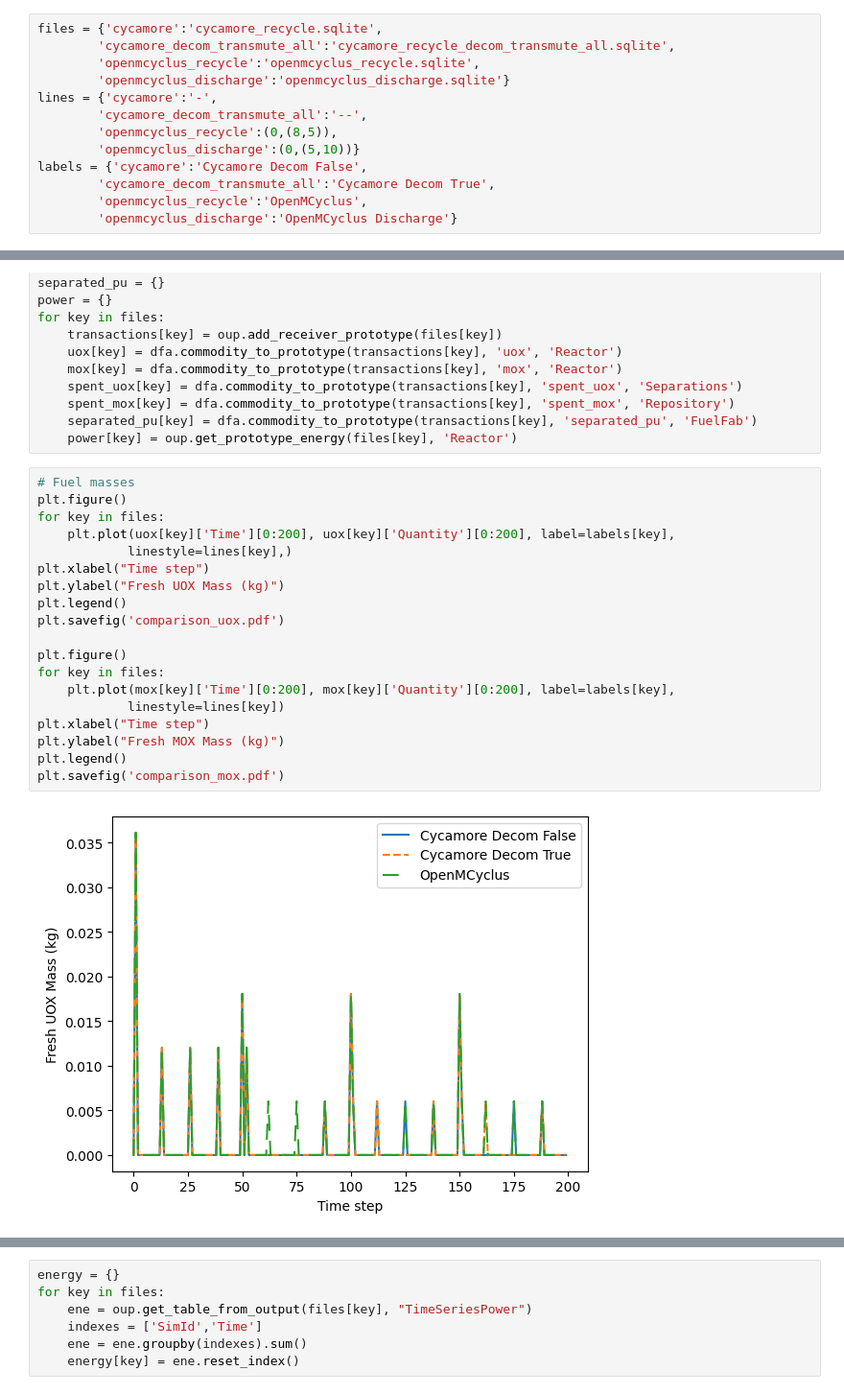
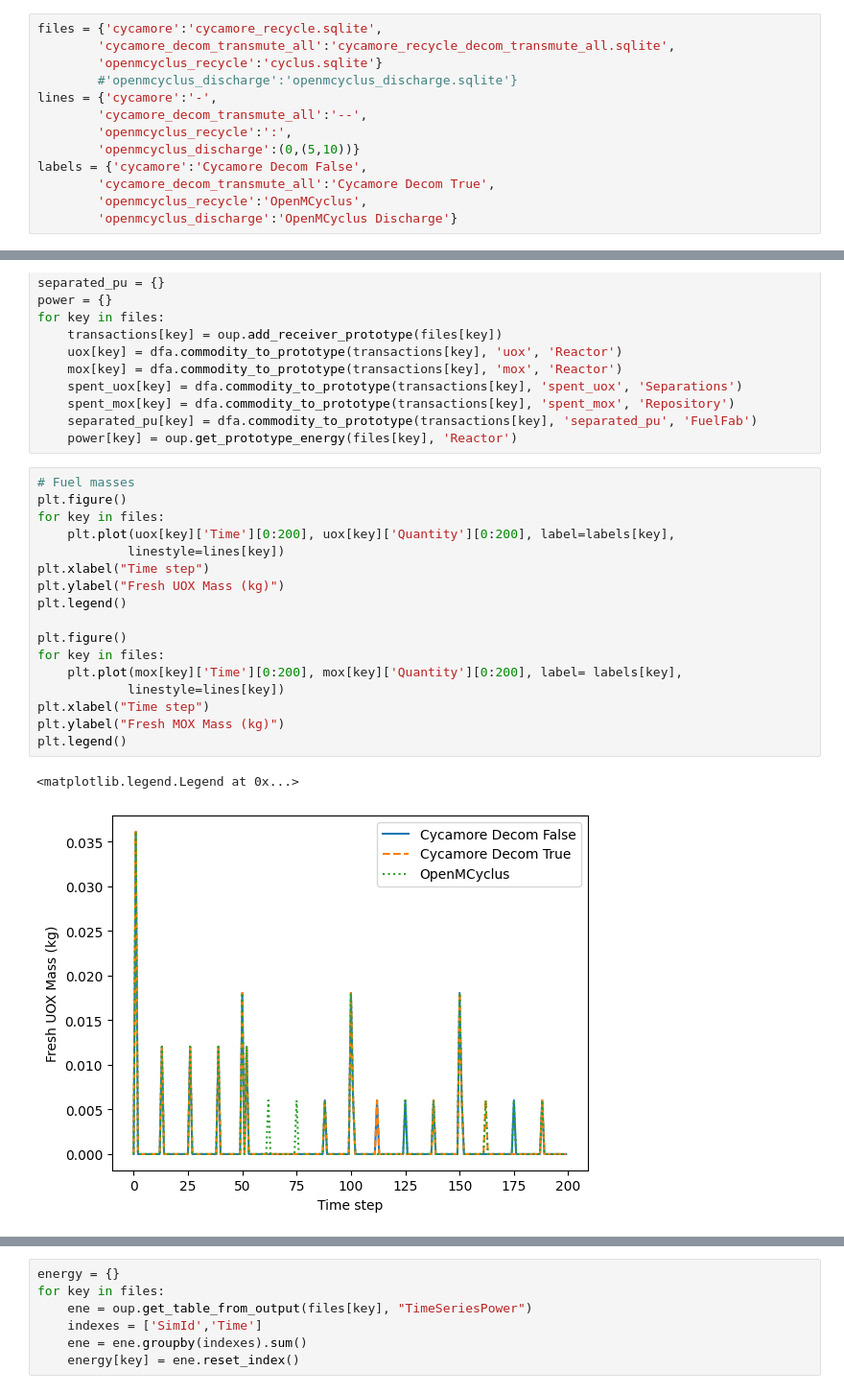
Before and after one commit to arfc/openmcyclus, a Jupyter notebook: comparison/Comparison-results.ipynb, the cells around one changed output, grey strips where cells are left out. Shown at 96% size. Drawn from its saved outputs; the diff is of its cells as text.

Commit message:
change linestyle for OpenMCyclus

```diff
--- a/comparison/Comparison-results.ipynb
+++ b/comparison/Comparison-results.ipynb
@@ -20,11 +20,11 @@ import output_metrics as oup
 # %%
 files = {'cycamore':'cycamore_recycle.sqlite',
         'cycamore_decom_transmute_all':'cycamore_recycle_decom_transmute_all.sqlite',
-        'openmcyclus_recycle':'openmcyclus_recycle.sqlite',
-        'openmcyclus_discharge':'openmcyclus_discharge.sqlite'}
+        'openmcyclus_recycle':'cyclus.sqlite'}
+        #'openmcyclus_discharge':'openmcyclus_discharge.sqlite'}
 lines = {'cycamore':'-',
         'cycamore_decom_transmute_all':'--',
-        'openmcyclus_recycle':(0,(8,5)),
+        'openmcyclus_recycle':':',
         'openmcyclus_discharge':(0,(5,10))}
 labels = {'cycamore':'Cycamore Decom False',
         'cycamore_decom_transmute_all':'Cycamore Decom True',
@@ -49,21 +49,20 @@ for key in files:
 # %%
 # Fuel masses
 plt.figure()
 for key in files:
     plt.plot(uox[key]['Time'][0:200], uox[key]['Quantity'][0:200], label=labels[key],
-            linestyle=lines[key],)
+            linestyle=lines[key])
 plt.xlabel("Time step")
 plt.ylabel("Fresh UOX Mass (kg)")
 plt.legend()
-plt.savefig('comparison_uox.pdf')
 
 plt.figure()
 for key in files:
-    plt.plot(mox[key]['Time'][0:200], mox[key]['Quantity'][0:200], label=labels[key],
+    plt.plot(mox[key]['Time'][0:200], mox[key]['Quantity'][0:200], label= labels[key],
             linestyle=lines[key])
 plt.xlabel("Time step")
 plt.ylabel("Fresh MOX Mass (kg)")
 plt.legend()
-plt.savefig('comparison_mox.pdf')
 # %% [output]
+<matplotlib.legend.Legend at 0x...>
-[figure, old version]
+[figure, new version]
```
Also changed, not shown: parts of 4 cells of this notebook.
